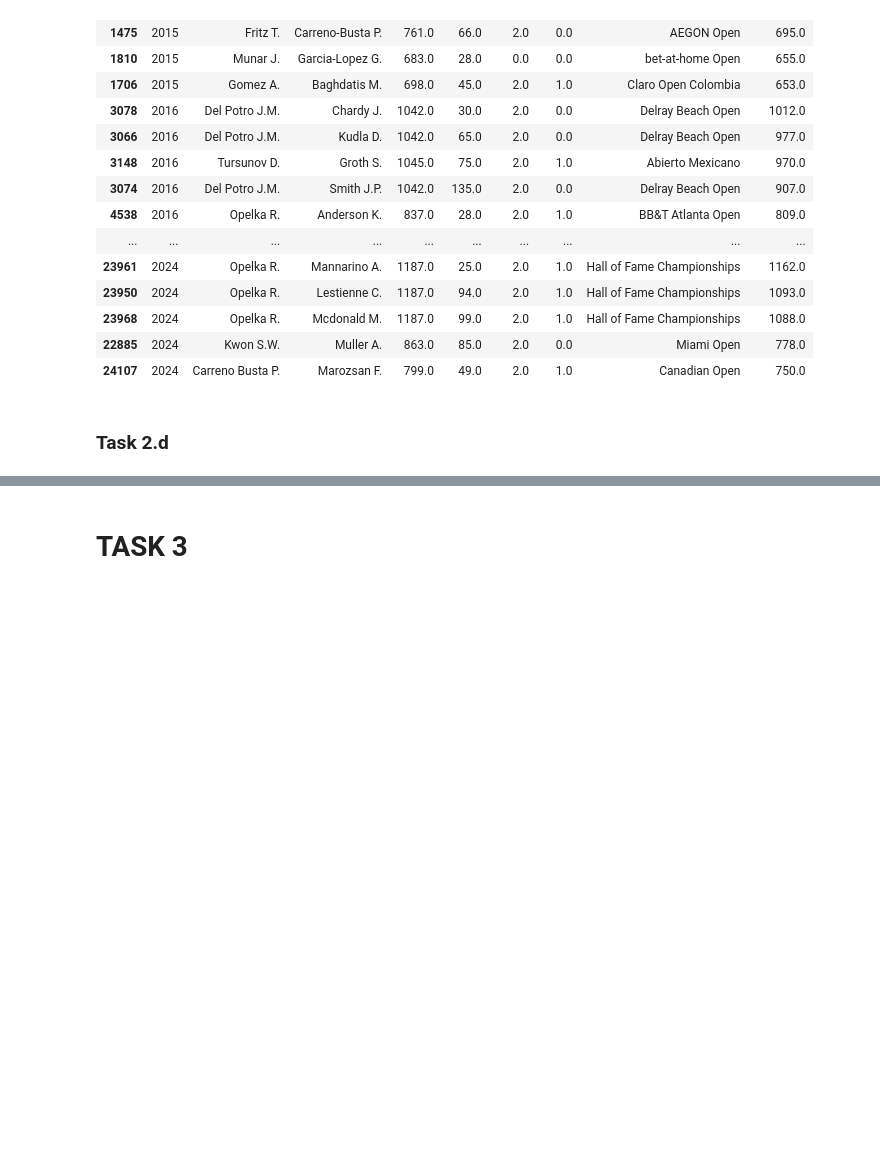
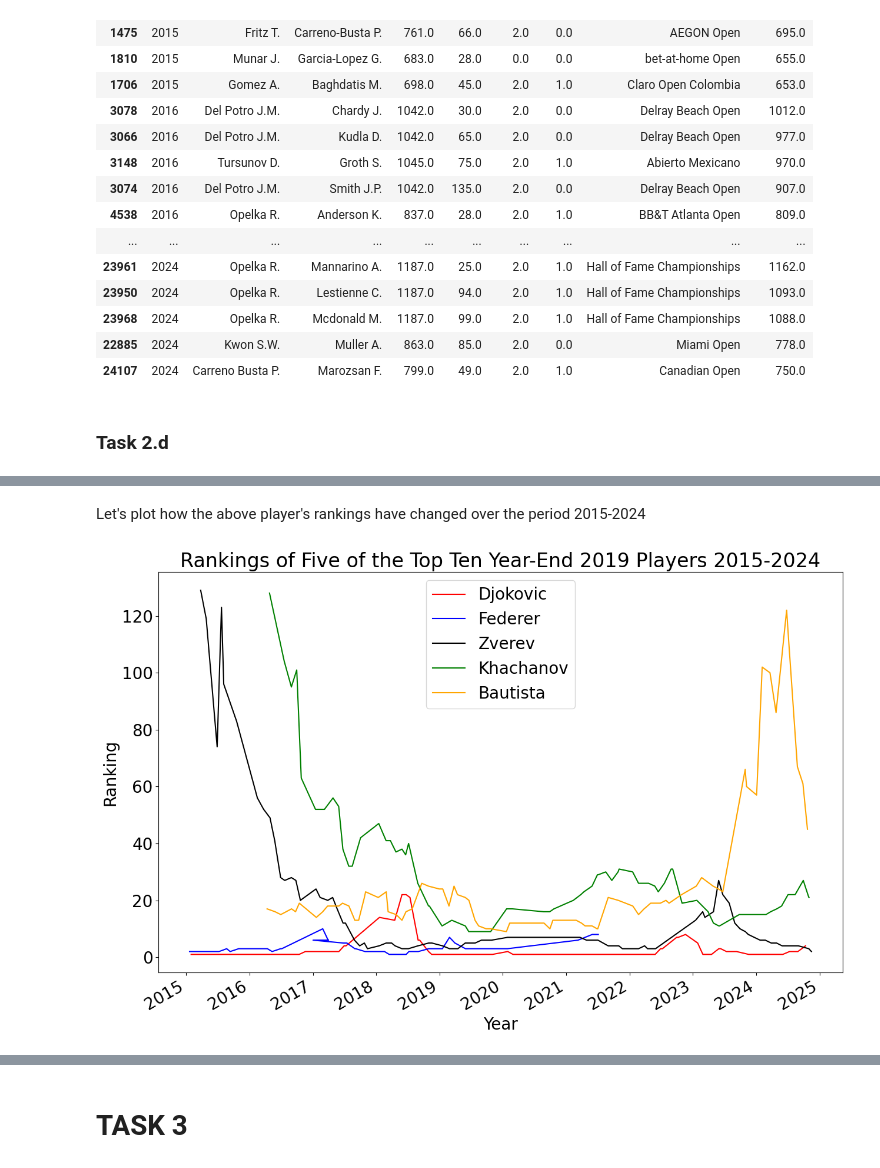
Before and after one commit to Scotty538/ml_one, a Jupyter notebook: Jupyter Project Report Template DRAFT v2.0_297201 - A1.ipynb, the cells around one changed output, grey strips where cells are left out. Drawn from its saved outputs; the diff is of its cells as text; code cells hidden in the pictures; blank space fills up the shorter version.

```diff
--- a/Jupyter Project Report Template DRAFT v2.0_297201 - A1.ipynb
+++ b/Jupyter Project Report Template DRAFT v2.0_297201 - A1.ipynb
@@ -810,0 +841,2 @@ top_five_upsets_grouped_and_sorted
+# %%
+tennis_total_clean['Month'] = pd.to_datetime(tennis_total_clean['Date']).dt.month
@@ -810,0 +883,15 @@ top_five_upsets_grouped_and_sorted
+# %% [markdown]
+Let's plot how the above player's rankings have changed over the period 2015-2024
+# %%
+ax = tennis_total_clean[['Winner', 'Date', 'Year','Month','WRank']][(tennis_total_clean['Winner']=='Djokovic N.')].groupby(['Year','Month']).tail(1).plot(x = 'Date', y = 'WRank', color = 'red', label = 'Djokovic')
+tennis_total_clean[['Winner', 'Date', 'Year','Month','WRank']][(tennis_total_clean['Winner']=='Federer R.')].groupby(['Year','Month']).tail(1).plot(x = 'Date', y = 'WRank', color = 'blue', label = 'Federer', ax=ax)
+tennis_total_clean[['Winner', 'Date', 'Year','Month','WRank']][(tennis_total_clean['Winner']=='Zverev A.')].groupby(['Year','Month']).tail(1).plot(x = 'Date', y = 'WRank', color = 'black', label = 'Zverev', ax=ax)
+tennis_total_clean[['Winner', 'Date', 'Year','Month','WRank']][(tennis_total_clean['Winner']=='Khachanov K.')].groupby(['Year','Month']).tail(1).plot(x = 'Date', y = 'WRank', color = 'green', label = 'Khachanov', ax=ax)
+tennis_total_clean[['Winner', 'Date', 'Year','Month','WRank']][(tennis_total_clean['Winner']=='Bautista Agut R.')].groupby(['Year','Month']).tail(1).plot(x = 'Date', y = 'WRank', color = 'orange', label = 'Bautista', ax=ax)
+
+plt.xlabel('Year')
+plt.ylabel('Ranking')
+plt.title('Rankings of Five of the Top Ten Year-End 2019 Players 2015-2024')
+plt.show()
+# %% [output]
+[figure, added]
```
Also changed, not shown: parts of 19 cells of this notebook.
